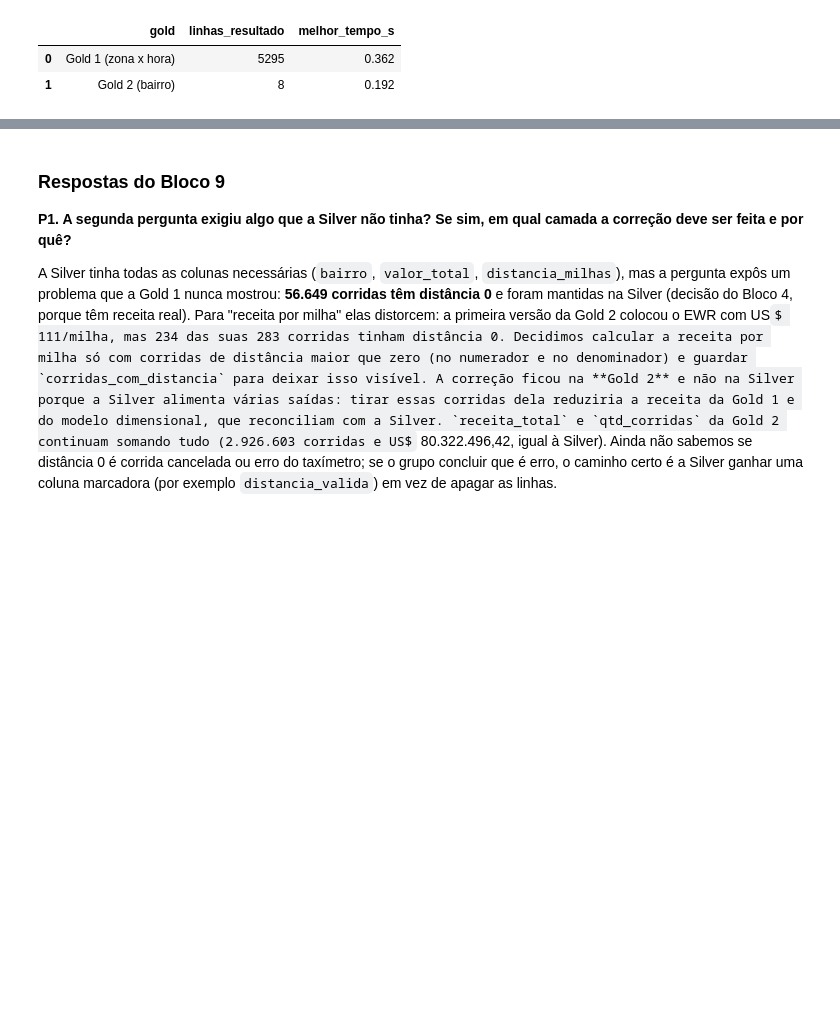
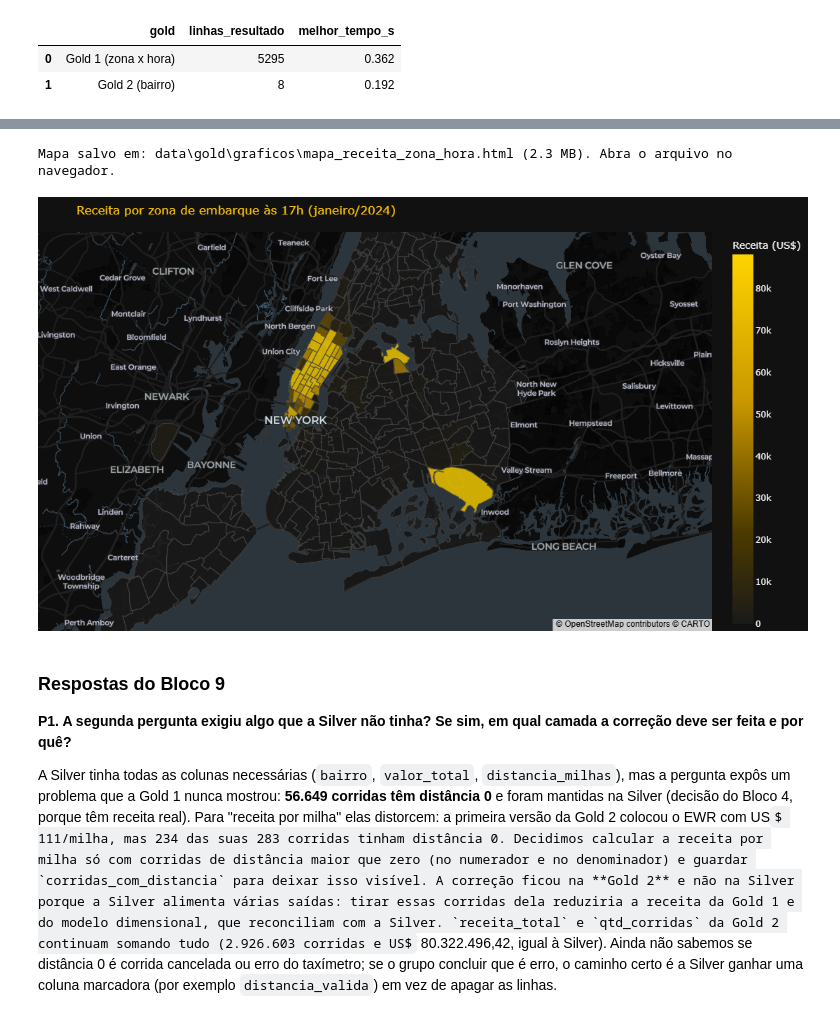
Before and after one commit to Grupo-02-2-Periodo-Faculdade-Donaduzzi/I.A-C.D-Grupo-2-2-periodo--Faculdade-Donaduzzi, a Jupyter notebook: pipeline_de_dados/Lista_de_atividades_Aula_09.ipynb, the cells around one changed output, grey strips where cells are left out. Drawn from its saved outputs; the diff is of its cells as text; code cells hidden in the pictures; some formulas as TeX source; blank space fills up the shorter version.

```diff
--- a/pipeline_de_dados/Lista_de_atividades_Aula_09.ipynb
+++ b/pipeline_de_dados/Lista_de_atividades_Aula_09.ipynb
@@ -1849,3 +1939,25 @@ display(pd.DataFrame(custos))
+# %%
+from IPython.display import Image
+
+gold = pd.read_parquet(Path(CONFIG["gold"]) / CONFIG["gold_parquet"])
+caminho_mapa, fig_mapa = gerar_mapa(gold, CONFIG["gold"])
+print(f"Mapa salvo em: {caminho_mapa} ({caminho_mapa.stat().st_size / 1024 / 1024:.1f} MB). Abra o arquivo no navegador.")
+
+# Prévia estática (17h, o pico de receita) para ficar visível aqui no notebook.
+# Precisa do kaleido; se não der certo, o mapa HTML continua valendo.
+try:
+    quadro = next(f for f in fig_mapa.frames if f.name == "17h")
+    fig_mapa.data[0].z = quadro.data[0].z
+    fig_mapa.layout.sliders, fig_mapa.layout.updatemenus = [], []
+    fig_mapa.update_layout(title_text="Receita por zona de embarque às 17h (janeiro/2024)", height=620)
+    png = Path(CONFIG["gold"]) / CONFIG["graficos"] / "mapa_receita_17h.png"
+    fig_mapa.write_image(png, width=1100, height=620)
+    display(Image(filename=png))
+except Exception as erro:
+    print("Prévia estática não gerada (precisa do kaleido):", str(erro)[:120])
+# %% [output]
+Mapa salvo em: data\gold\graficos\mapa_receita_zona_hora.html (2.3 MB). Abra o arquivo no navegador.
+[figure, added]
 # %% [markdown]
 ### Respostas do Bloco 9
 
```
Also changed, not shown: parts of 3 cells of this notebook, 1 other file.
